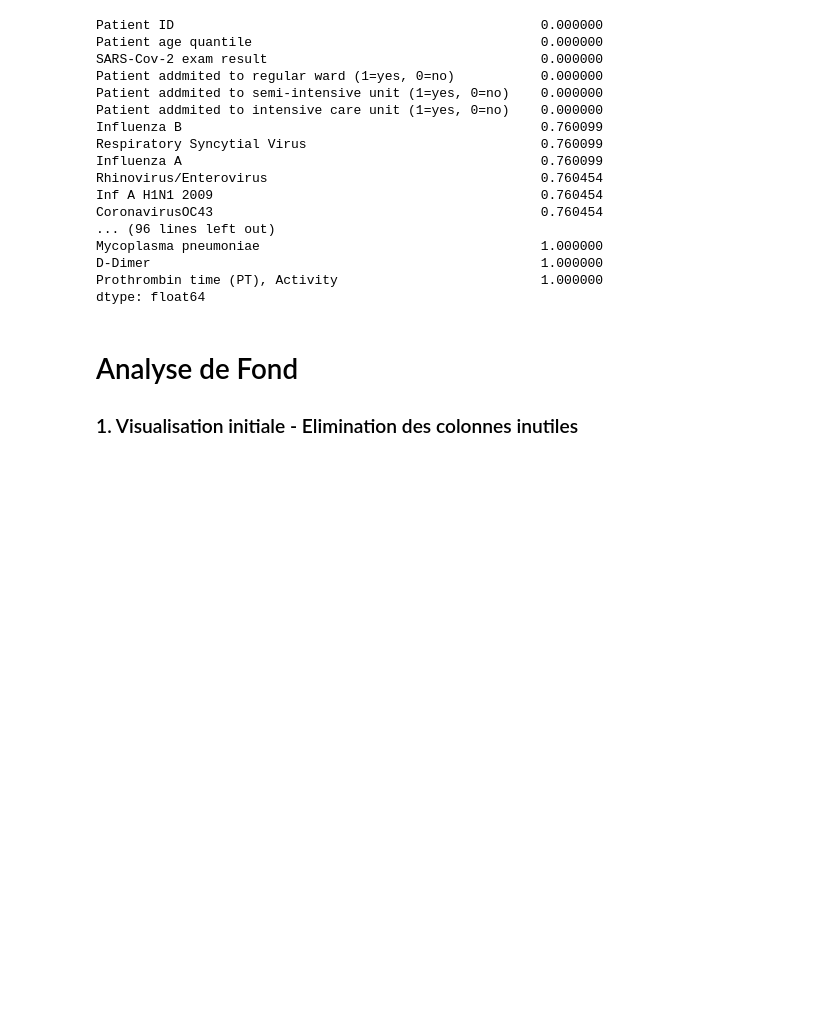
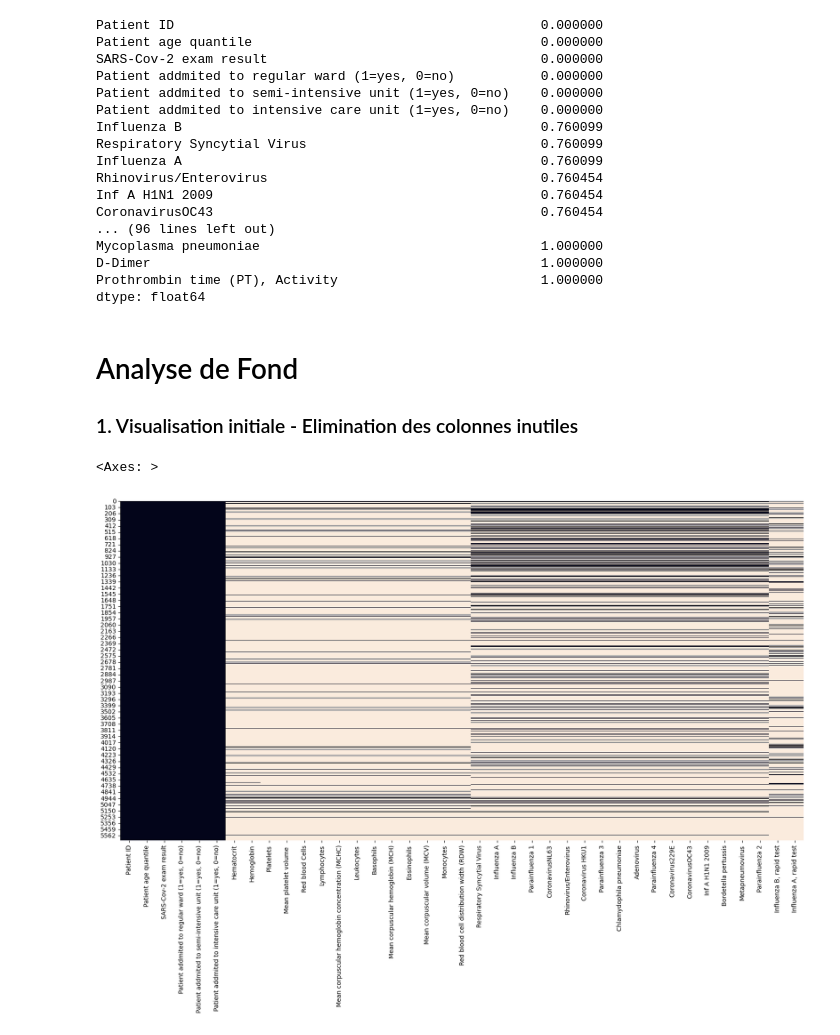
Before and after one commit to lorida0777/Diagnosis_of_COVID_19, a Jupyter notebook: EDA.ipynb, the cells around one changed output. Drawn from its saved outputs; the diff is of its cells as text; code cells hidden in the pictures; blank space fills up the shorter version.

```diff
--- a/EDA.ipynb
+++ b/EDA.ipynb
@@ -142,3 +142,9 @@ dtype: float64
 ### 1. Visualisation initiale - Elimination des colonnes inutiles
 # %%
 df = df[df.columns[df.isna().sum()/df.shape[0] < 0.9]]
+# %%
+plt.figure(figsize=(20,10))
+sns.heatmap(df.isna(), cbar=False)
+# %% [output]
+<Axes: >
+[figure, added]
```
